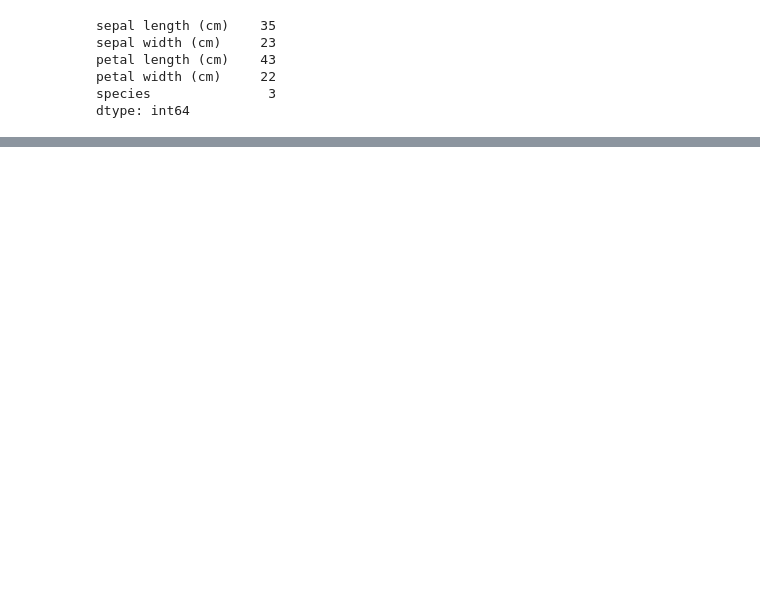
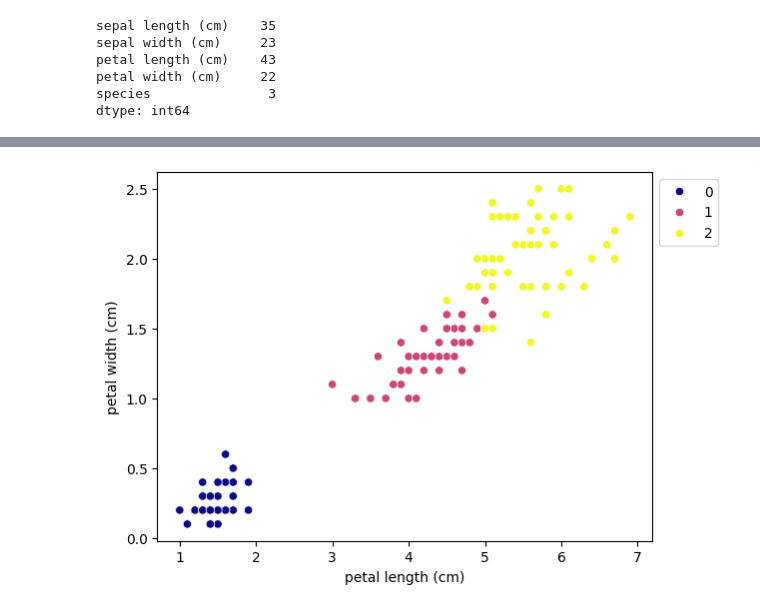
Before and after one commit to MatthewHealy02/AI-Programming-Assessments, a Jupyter notebook: AI Prog CA 1.ipynb, the cells around one changed output, grey strips where cells are left out. Saved outputs shown, nothing was run; the diff lists cells and outputs as text; code cells hidden in the pictures; blank space fills up the shorter version.

```diff
--- a/AI Prog CA 1.ipynb
+++ b/AI Prog CA 1.ipynb
@@ -472,0 +943,6 @@ df_sorted
+# %%
+LengthWidth_Species(x_ = 'petal length (cm)',
+                    y_ = 'petal width (cm)',
+                    col = 'plasma')
+# %% [output]
+[figure, added]
```
Also changed, not shown: parts of 57 cells of this notebook.
